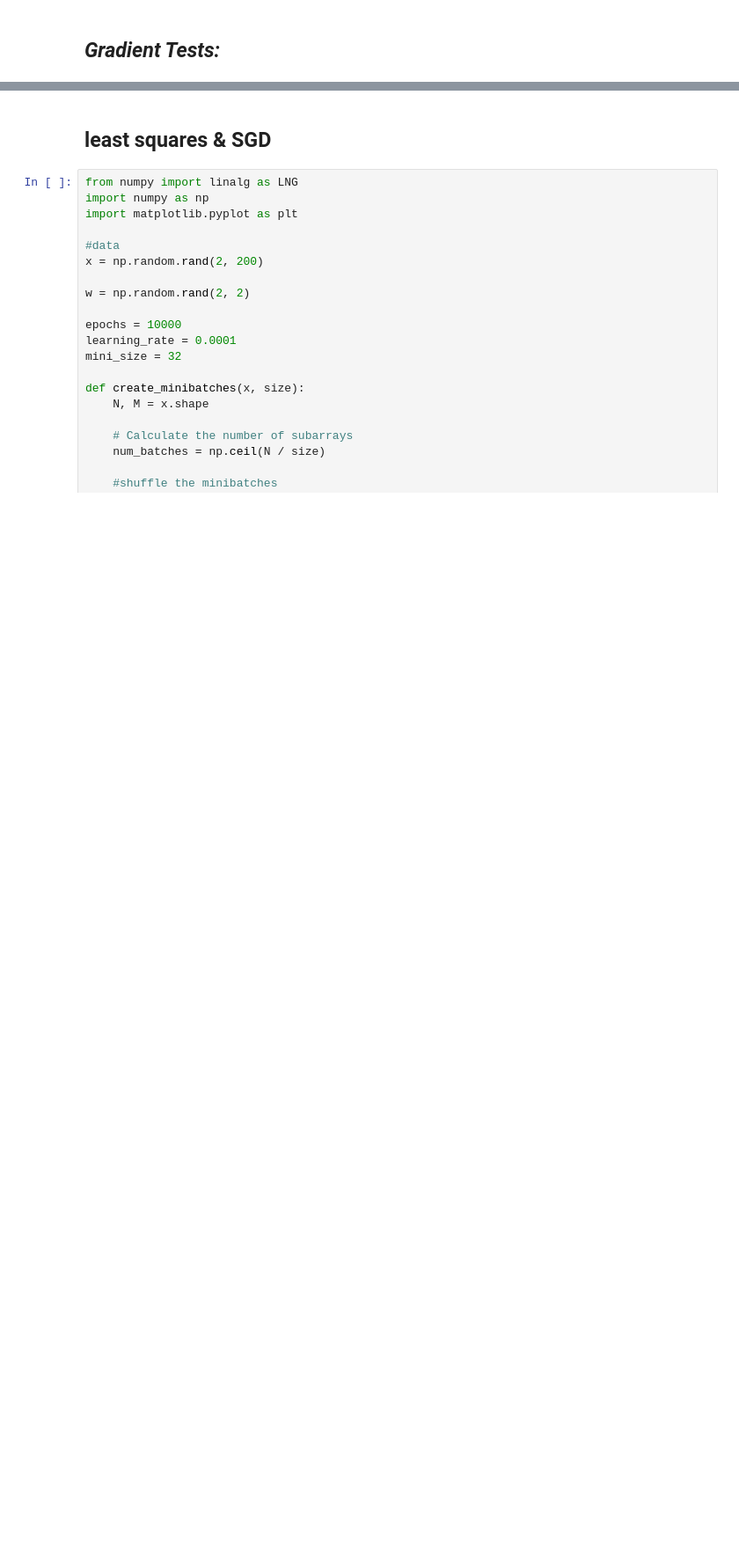
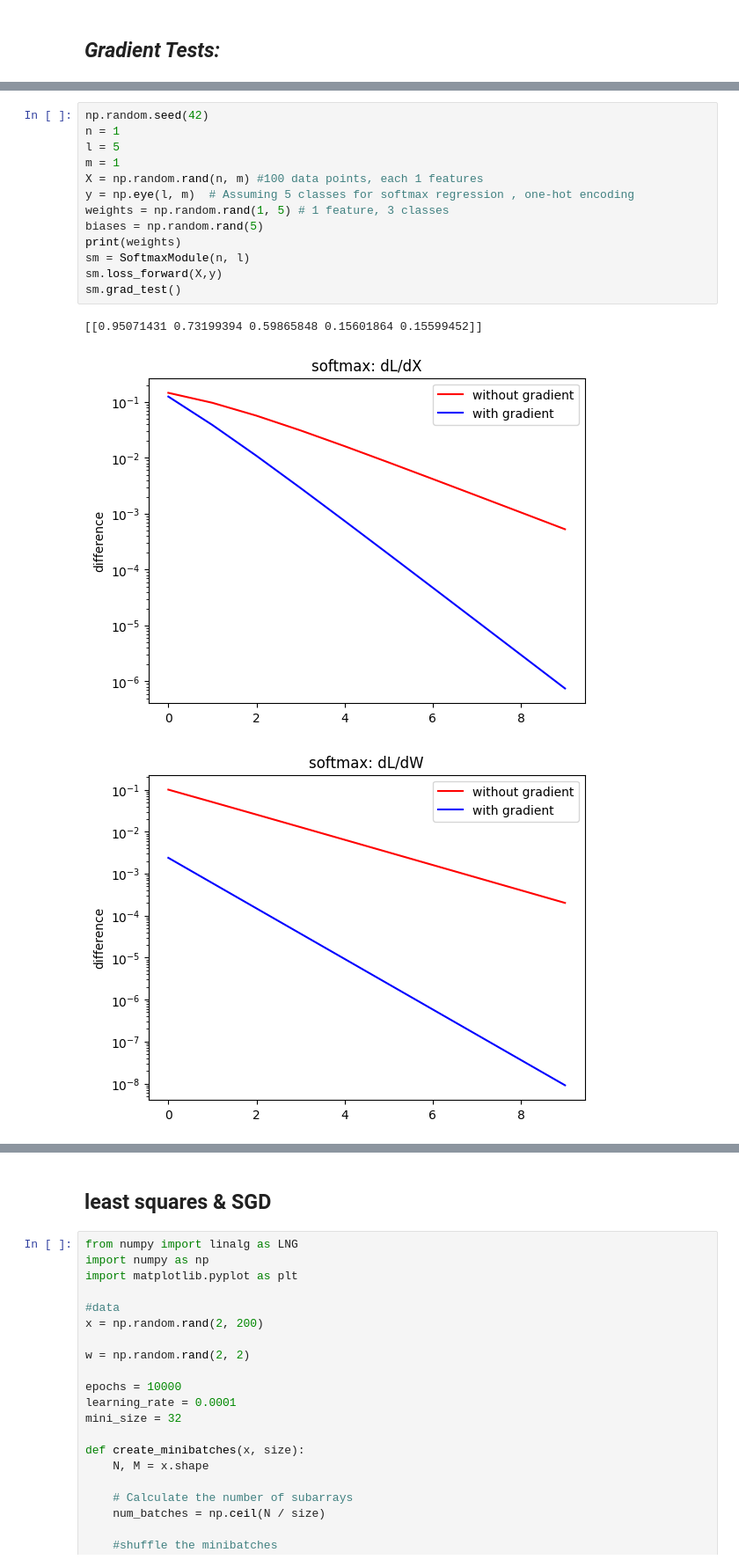
Before and after one commit to ronzi-2002/deep2, a Jupyter notebook: dl_assignment_1_6.ipynb, the cells around one changed output, grey strips where cells are left out. Shown at 88% size. Cells and saved outputs as stored; diff of their text form; blank space fills up the shorter version.

Commit message:
grad test prints something similiar to the expected but something is not right

```diff
--- a/dl_assignment_1_6.ipynb
+++ b/dl_assignment_1_6.ipynb
@@ -266,0 +248,17 @@ sm.grad_test()
+# %%
+np.random.seed(42)
+n = 1
+l = 5
+m = 1
+X = np.random.rand(n, m) #100 data points, each 1 features
+y = np.eye(l, m)  # Assuming 5 classes for softmax regression , one-hot encoding
+weights = np.random.rand(1, 5) # 1 feature, 3 classes
+biases = np.random.rand(5)
+print(weights)
+sm = SoftmaxModule(n, l)
+sm.loss_forward(X,y)
+sm.grad_test()
+# %% [output]
+[[0.95071431 0.73199394 0.59865848 0.15601864 0.15599452]]
+[figure, added]
+[figure, added]
```
Also changed, not shown: parts of 4 cells of this notebook, 3 other files.
